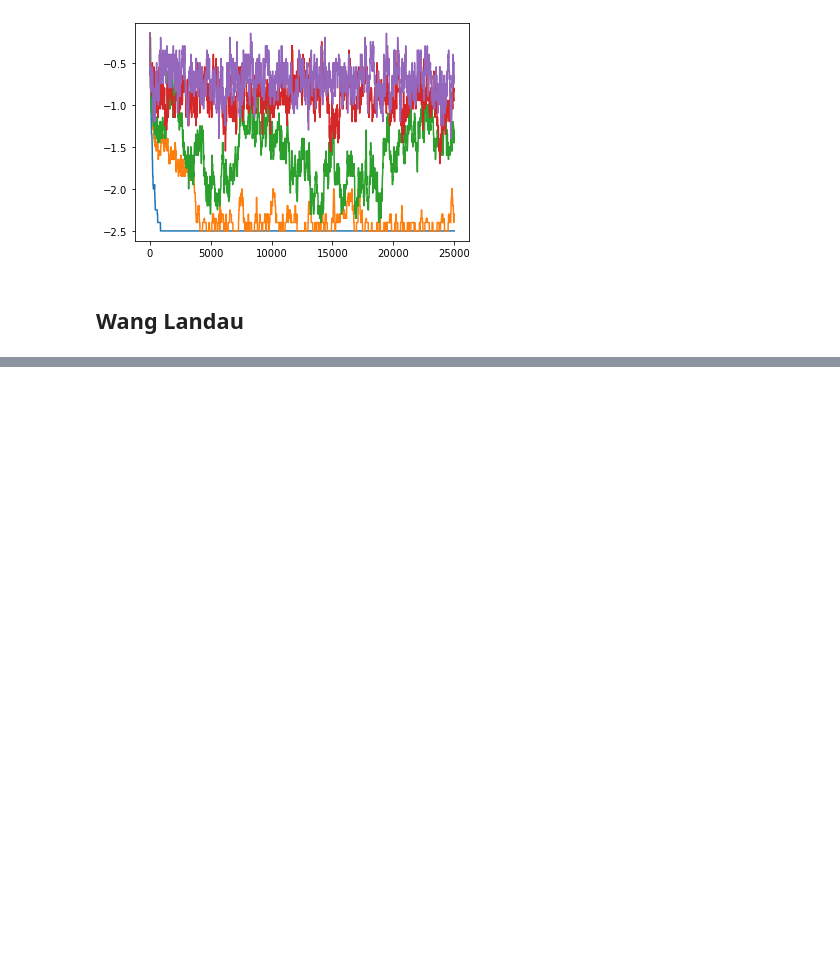
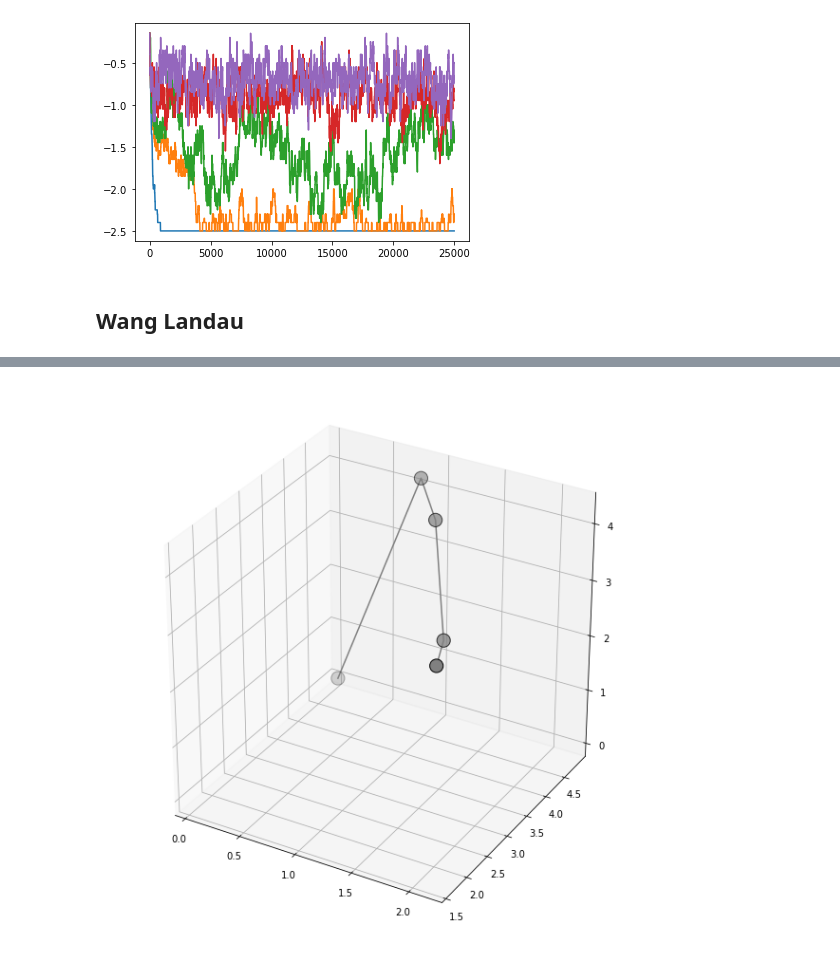
Before and after one commit to jbinagia/CS-230-Final-Project, a Jupyter notebook: development.ipynb, the cells around one changed output, grey strips where cells are left out. Drawn from its saved outputs; the diff is of its cells as text; code cells hidden in the pictures; blank space fills up the shorter version.

```diff
--- a/development.ipynb
+++ b/development.ipynb
@@ -241,0 +303,4 @@ from project.mcmc.metropolis import ReplicaMetropolisSampler
+# %%
+model.draw_config(wl.traj[35], figsize = (8,8))
+# %% [output]
+[figure, added]
```
Also changed, not shown: parts of 6 cells of this notebook, 3 other files.
